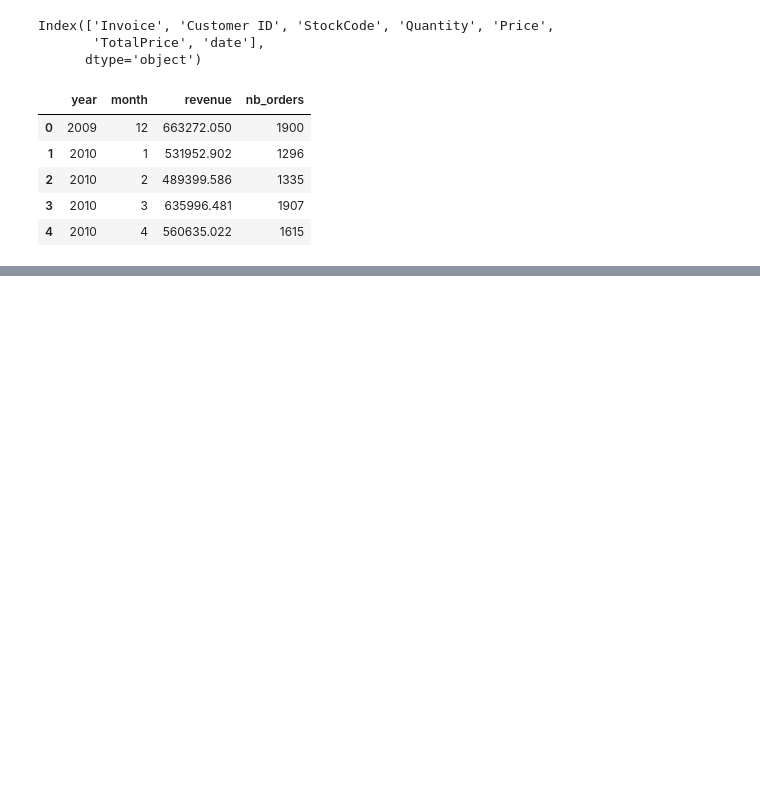
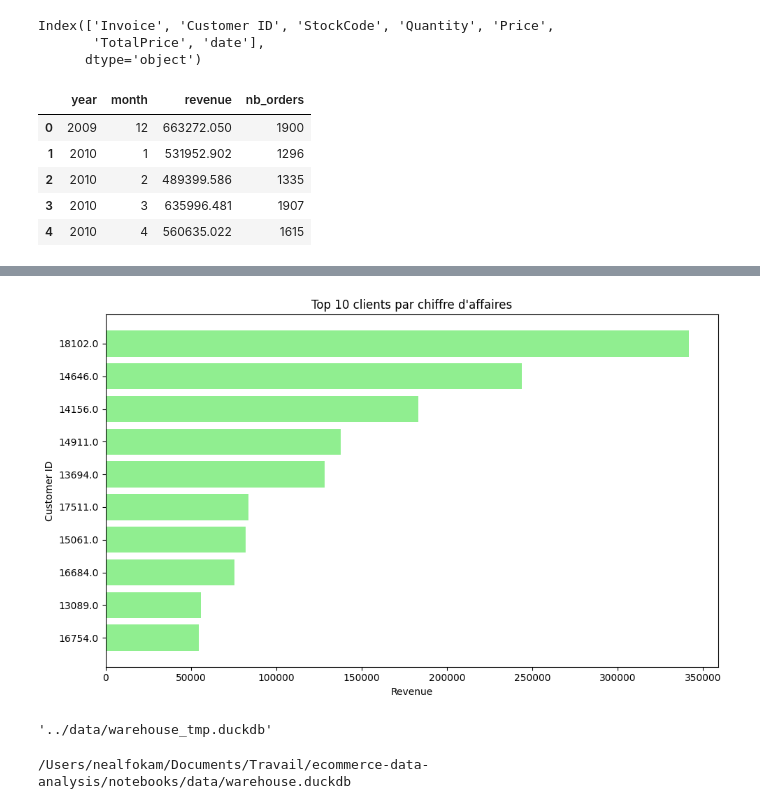
Before and after one commit to Christopher2023/ecommerce-data-analysis, a Jupyter notebook: notebooks/01_eploration.ipynb, the cells around one changed output, grey strips where cells are left out. Saved outputs shown, nothing was run; the diff lists cells and outputs as text; code cells hidden in the pictures; blank space fills up the shorter version.

```diff
--- a/notebooks/01_eploration.ipynb
+++ b/notebooks/01_eploration.ipynb
@@ -528,0 +606,34 @@ df_monthly.head()
+# %%
+# CA par client
+df_client = con.execute("""
+SELECT
+    f."customer id",
+    COUNT(DISTINCT f.invoice) AS nb_orders,
+    SUM(f.totalprice) AS revenue
+FROM fact_sales f
+GROUP BY f."customer id"
+ORDER BY revenue DESC
+LIMIT 10
+""").df()
+
+# Graphique
+plt.figure(figsize=(10,6))
+plt.barh(df_client['Customer ID'].astype(str), df_client['revenue'], color='lightgreen')
+plt.xlabel("Revenue")
+plt.ylabel("Customer ID")
+plt.title("Top 10 clients par chiffre d'affaires")
+plt.gca().invert_yaxis()  # meilleur en haut
+plt.tight_layout()
+plt.show()
+# %% [output]
+[figure, added]
+# %%
+import shutil
+shutil.copy('../data/warehouse.duckdb', '../data/warehouse_tmp.duckdb')
+# %% [output]
+'../data/warehouse_tmp.duckdb'
+# %%
+import os
+print(os.path.abspath('data/warehouse.duckdb'))
+# %% [output]
+/Users/nealfokam/Documents/Travail/ecommerce-data-analysis/notebooks/data/warehouse.duckdb
```
Also changed, not shown: parts of 8 cells of this notebook, 2 other files.
